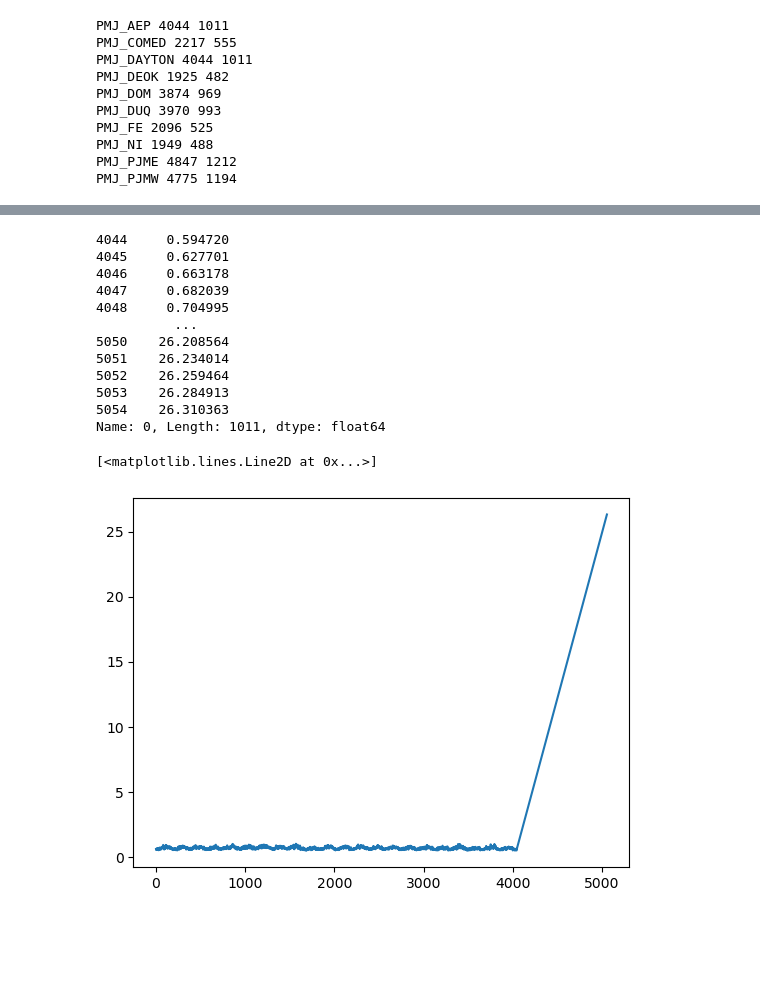
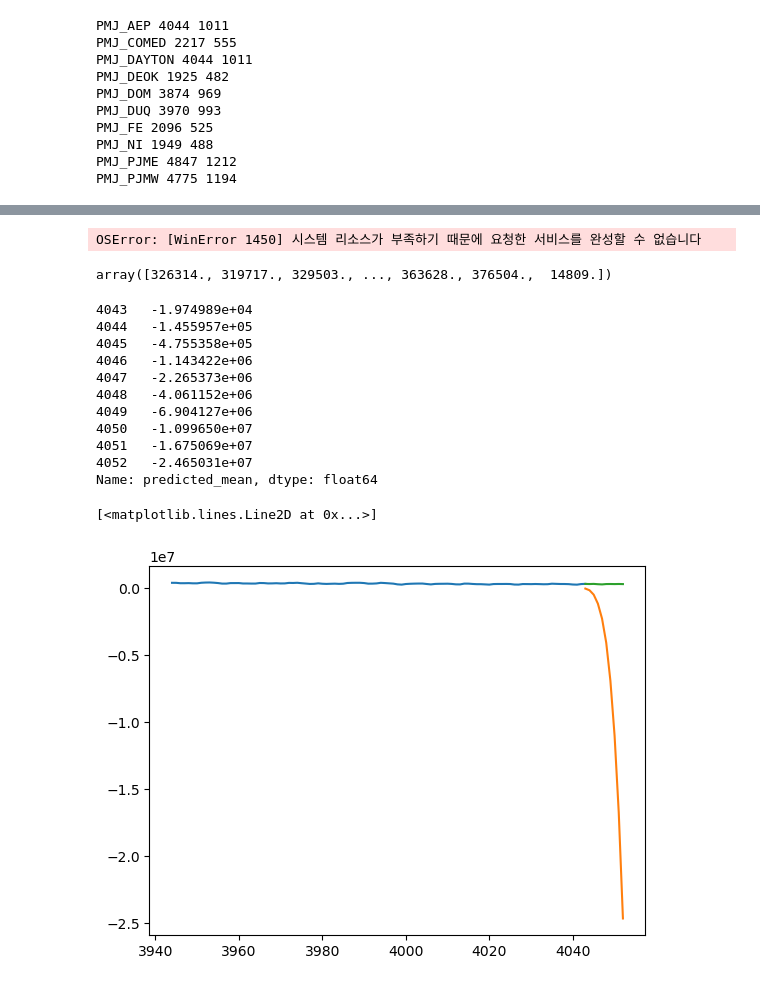
Before and after one commit to qja1998/co2_forecast, a Jupyter notebook: ARIMA/train.ipynb, the cells around one changed output, grey strips where cells are left out. Cells and saved outputs as stored; diff of their text form; code cells hidden in the pictures; blank space fills up the shorter version.

Commit message:
auto arima

```diff
--- a/ARIMA/train.ipynb
+++ b/ARIMA/train.ipynb
@@ -33,7 +34,7 @@ df_dict = data_extract(df_dict, pmj_df, 'PMJ', pmj_cols)
 
 for df_name in df_dict:
     df = df_dict[df_name]
-    train_data, val_data, scaler = get_data(df)
+    train_data, val_data, scaler = get_data(df, False)
     print(df_name, len(train_data), len(val_data))
     train_data_list.append((train_data, df_name, scaler))
     val_data_list.append((val_data, df_name, scaler))
@@ -55,7 +73,6 @@ tmp_data = pd.DataFrame(tmp_data)
 # %%
 from util import plot_ac
-diff = [1, 2, 3, 4]
-for tmp_data, t, scaler in train_data_list[:1]:
-    tmp_data = pd.DataFrame(tmp_data)
-    plot_ac(tmp_data, t, diff, data=True, acf=True, pacf=True)
+diff = [7]
+
+plot_ac(tmp_diff1, t, diff, data=False, acf=True, pacf=True, lags=100)
 # %% [output]
@@ -111,0 +117,24 @@ pd.concat([tmp_data, forecast])
+# %%
+from pmdarima.arima import auto_arima
+
+auto_arima_model = auto_arima(tmp_data,
+                              max_p=3,
+                              max_q=3,
+                              d=7,
+                              seasonal=True,
+                              max_P=3,
+                              max_Q=3,
+                              m=7,
+                              max_order=5,
+                              with_intercept='auto',
+                              trace=True,
+                              error_action='ignore',
+                              suppress_warnings=True,
+                              stepwise=False,
+                              n_jobs=-1)
+
+auto_arima_model.summary()
+
+forecast = auto_arima_model.predict(n_periods=100)
+# %% [output]
+OSError: [WinError 1450] 시스템 리소스가 부족하기 때문에 요청한 서비스를 완성할 수 없습니다
@@ -112,21 +143,25 @@ pd.concat([tmp_data, forecast])
+# %%
+tmp_data_test
+# %% [output]
+array([326314., 319717., 329503., ..., 363628., 376504.,  14809.])
 # %%
 import matplotlib.pyplot as plt
 
 print(forecast)
-plt.plot(pd.concat([tmp_data, forecast]))
-# forecast.plot()
+plt.plot(tmp_data[-100:])
+plt.plot(forecast, label='forecast')
+plt.plot(list(forecast.index), val_data_list[0][0][:len(forecast)])
 # %% [output]
-4044     0.594720
-4045     0.627701
-4046     0.663178
-4047     0.682039
-4048     0.704995
-          ...
-5050    26.208564
-5051    26.234014
-5052    26.259464
-5053    26.284913
-5054    26.310363
-Name: 0, Length: 1011, dtype: float64
+4043   -1.974989e+04
+4044   -1.455957e+05
+4045   -4.755358e+05
+4046   -1.143422e+06
+4047   -2.265373e+06
+4048   -4.061152e+06
+4049   -6.904127e+06
+4050   -1.099650e+07
+4051   -1.675069e+07
+4052   -2.465031e+07
+Name: predicted_mean, dtype: float64
 [<matplotlib.lines.Line2D at 0x...>]
-[figure, old version]
+[figure, new version]
```
Also changed, not shown: parts of 12 cells of this notebook, 4 other files.
